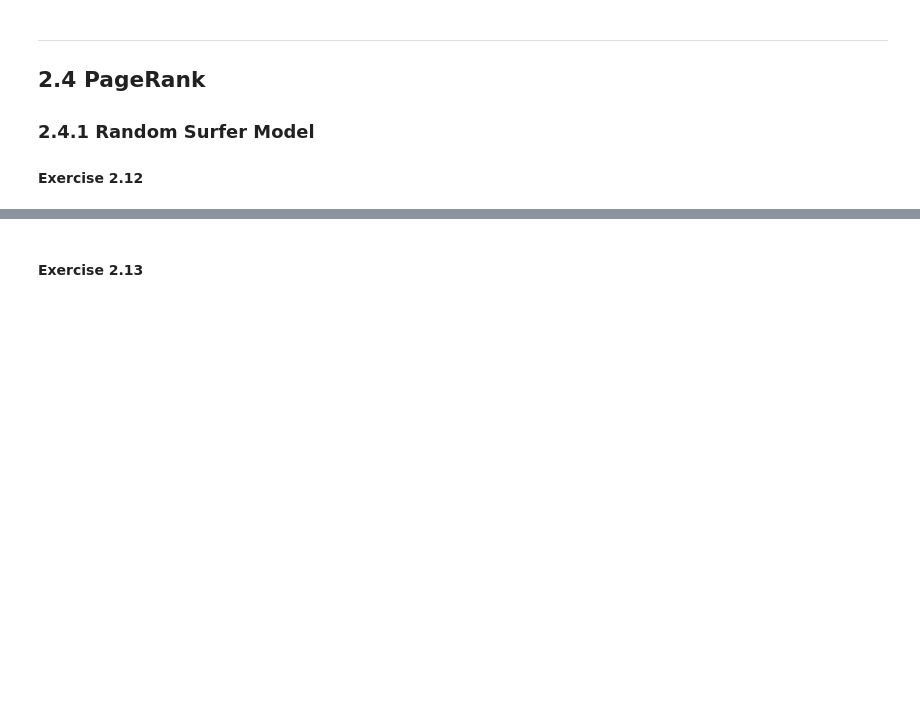
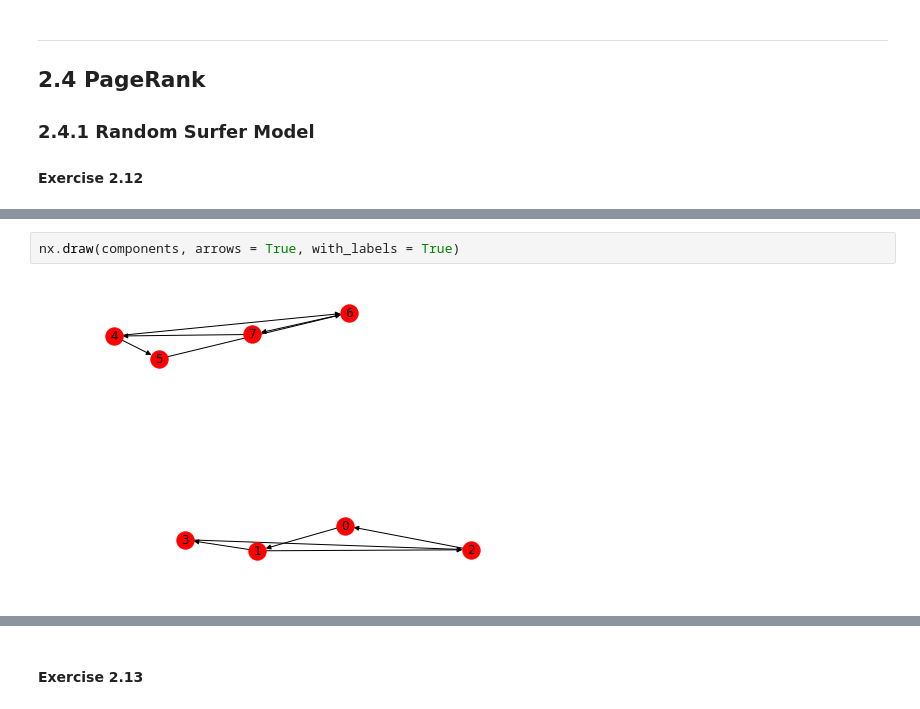
Before and after one commit to simonwicky/Internet-Analytics, a Jupyter notebook: lab02/notebooks/ix-lab2-notebook-part4.ipynb, the cells around one changed output, grey strips where cells are left out. Saved outputs shown, nothing was run; the diff lists cells and outputs as text; blank space fills up the shorter version.

```diff
--- a/lab02/notebooks/ix-lab2-notebook-part4.ipynb
+++ b/lab02/notebooks/ix-lab2-notebook-part4.ipynb
@@ -31,0 +48,4 @@
+# %%
+nx.draw(components, arrows = True, with_labels = True)
+# %% [output]
+[figure, added]
```
Also changed, not shown: parts of 17 cells of this notebook.
